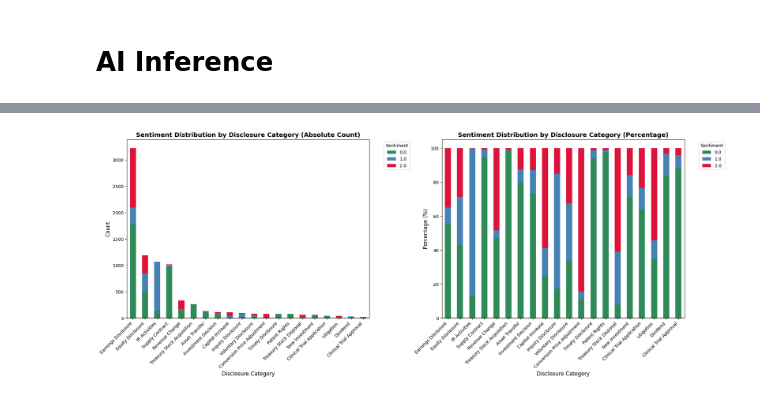
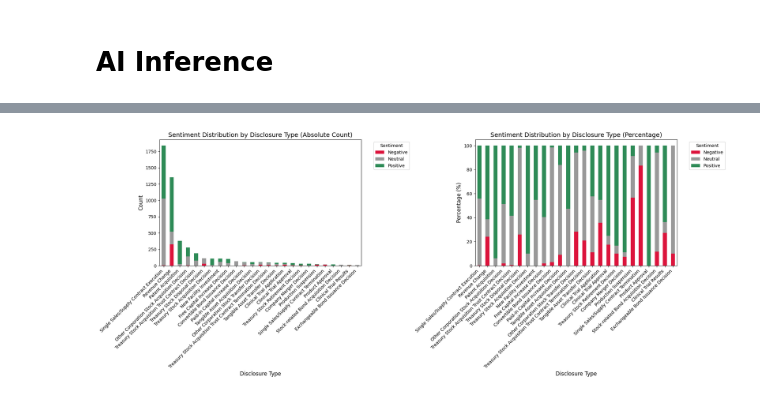
Before and after one commit to antaechan/dart-sentiment-analysis, a Jupyter notebook: analysis/kind_EDA_AR.ipynb, the cells around one changed output, grey strips where cells are left out. Cells and saved outputs as stored; diff of their text form; code cells hidden in the pictures.

Commit message:
Add: kind_EDA_abnormal_return analysis

```diff
--- a/analysis/kind_EDA_AR.ipynb
+++ b/analysis/kind_EDA_AR.ipynb
@@ -353,19 +360,6 @@ category_mapping = {
     "공개매수": "Public Tender Offer"
 }
 
-# config.py의 keywords 키를 사용하여 매핑 생성
-print("=== config.py keywords를 사용한 카테고리 매핑 생성 ===")
-print(f"총 {len(keywords)}개의 키워드 카테고리가 있습니다.")
-print("\n키워드 카테고리 목록:")
-for i, key in enumerate(keywords.keys(), 1):
-    print(f"{i:2d}. {key}")
-
-print(f"\n최종 매핑된 카테고리 수: {len(category_mapping)}")
-print("\n최종 카테고리 매핑:")
-for i, (korean, english) in enumerate(category_mapping.items(), 1):
-    print(f"{i:2d}. {korean} → {english}")
-
-# disclosure_type 컬럼이 있는 경우 바로 사용
 df_with_returns = target_df.copy()
 category_counts = df_with_returns['disclosure_type'].value_counts()
 
@@ -1591,65 +854,40 @@ for col in valid_ret_columns:
 # %%
-# 공시 종류별 sentiment 분포 분석
-disclosure_sentiment = df_with_returns.groupby(['disclosure_category', 'label']).size().unstack(fill_value=0)
+# 상위 20개 공시 종류만 선택 (데이터가 많은 순서대로)
+top_disclosures = df_with_returns['disclosure_type'].value_counts().head(25).index
+disclosure_sentiment_top = disclosure_sentiment.loc[top_disclosures]
+disclosure_sentiment_pct_top = disclosure_sentiment_pct.loc[top_disclosures]
 
-# 비율로 변환
-disclosure_sentiment_pct = disclosure_sentiment.div(disclosure_sentiment.sum(axis=1), axis=0) * 100
-
-# 상위 20개 공시 종류만 선택 (데이터가 많은 순서대로)
-top_disclosures = df_with_returns['disclosure_category'].value_counts().head(20).index
-disclosure_sentiment_pct_top = disclosure_sentiment_pct.loc[top_disclosures]
+# 색상 매핑: negative(빨강), neutral(회색), positive(초록)
+sentiment_colors = {
+    -1: "#DC143C", # 빨강 (negative)
+     0: "#999999", # 회색 (neutral)
+     1: "#2E8B57"  # 초록 (positive)
+}
+plot_colors = [sentiment_colors[col] for col in filtered_columns]
 
 # 시각화
 fig, (ax1, ax2) = plt.subplots(1, 2, figsize=(20, 8))
 
-# 1. 절대 개수로 표시
-disclosure_sentiment_top = disclosure_sentiment.loc[top_disclosures]
-disclosure_sentiment_top.plot(kind='bar', stacked=True, ax=ax1,
-                             color=['#2E8B57', '#4682B4', '#DC143C'])  # negative, neutral, positive
-ax1.set_title('Sentiment Distribution by Disclosure Category (Absolute Count)', fontsize=14, fontweight='bold')
-ax1.set_xlabel('Disclosure Category', fontsize=12)
+# 1. 절대 개수
+disclosure_sentiment_top.plot(kind='bar', stacked=True, ax=ax1, color=plot_colors)
+ax1.set_title('Sentiment Distribution by Disclosure Type (Absolute Count)', fontsize=14)
+ax1.set_xlabel('Disclosure Type', fontsize=12)
 ax1.set_ylabel('Count', fontsize=12)
-ax1.legend(title='Sentiment', bbox_to_anchor=(1.05, 1), loc='upper left')
+ax1.legend([ 'Negative', 'Neutral', 'Positive' ], title='Sentiment', bbox_to_anchor=(1.05, 1), loc='upper left')
 
-# category_mapping을 사용하여 x축 라벨 설정
 x_labels = [category_mapping.get(cat, cat) for cat in top_disclosures]
 ax1.set_xticklabels(x_labels, rotation=45, ha='right')
 
-# 2. 비율로 표시
-disclosure_sentiment_pct_top.plot(kind='bar', stacked=True, ax=ax2,
-                                 color=['#2E8B57', '#4682B4', '#DC143C'])  # negative, neutral, positive
-ax2.set_title('Sentiment Distribution by Disclosure Category (Percentage)', fontsize=14, fontweight='bold')
-ax2.set_xlabel('Disclosure Category', fontsize=12)
+# 2. 비율(%)
+disclosure_sentiment_pct_top.plot(kind='bar', stacked=True, ax=ax2, color=plot_colors)
+ax2.set_title('Sentiment Distribution by Disclosure Type (Percentage)', fontsize=14)
+ax2.set_xlabel('Disclosure Type', fontsize=12)
 ax2.set_ylabel('Percentage (%)', fontsize=12)
-ax2.legend(title='Sentiment', bbox_to_anchor=(1.05, 1), loc='upper left')
+ax2.legend([ 'Negative', 'Neutral', 'Positive' ], title='Sentiment', bbox_to_anchor=(1.05, 1), loc='upper left')
 
-# category_mapping을 사용하여 x축 라벨 설정
 ax2.set_xticklabels(x_labels, rotation=45, ha='right')
 
 plt.tight_layout()
 plt.show()
-
-# 수치 요약 출력
-print("=== 공시 종류별 감정 분포 (상위 20개) ===")
-print("\n[절대 개수]")
-print(disclosure_sentiment_top)
-print("\n[비율 (%)]")
-print(disclosure_sentiment_pct_top.round(1))
-
-# positive 비율이 높은 공시 종류 TOP 5
-print("\n=== Positive 비율이 높은 공시 종류 TOP 5 ===")
-positive_ratio = disclosure_sentiment_pct[0].sort_values(ascending=False)
-for i, (category, ratio) in enumerate(positive_ratio.head(5).items()):
-    total_count = disclosure_sentiment.loc[category].sum()
-    mapped_name = category_mapping.get(category, category)
-    print(f"{i+1}. {mapped_name}: {ratio:.1f}% (총 {total_count:,}건)")
-
-# negative 비율이 높은 공시 종류 TOP 5
-print("\n=== Negative 비율이 높은 공시 종류 TOP 5 ===")
-negative_ratio = disclosure_sentiment_pct[2].sort_values(ascending=False)
-for i, (category, ratio) in enumerate(negative_ratio.head(5).items()):
-    total_count = disclosure_sentiment.loc[category].sum()
-    mapped_name = category_mapping.get(category, category)
-    print(f"{i+1}. {mapped_name}: {ratio:.1f}% (총 {total_count:,}건)")
 # %% [output]
-[figure, old version]
+[figure, new version]
```
Also changed, not shown: parts of 42 cells of this notebook.
